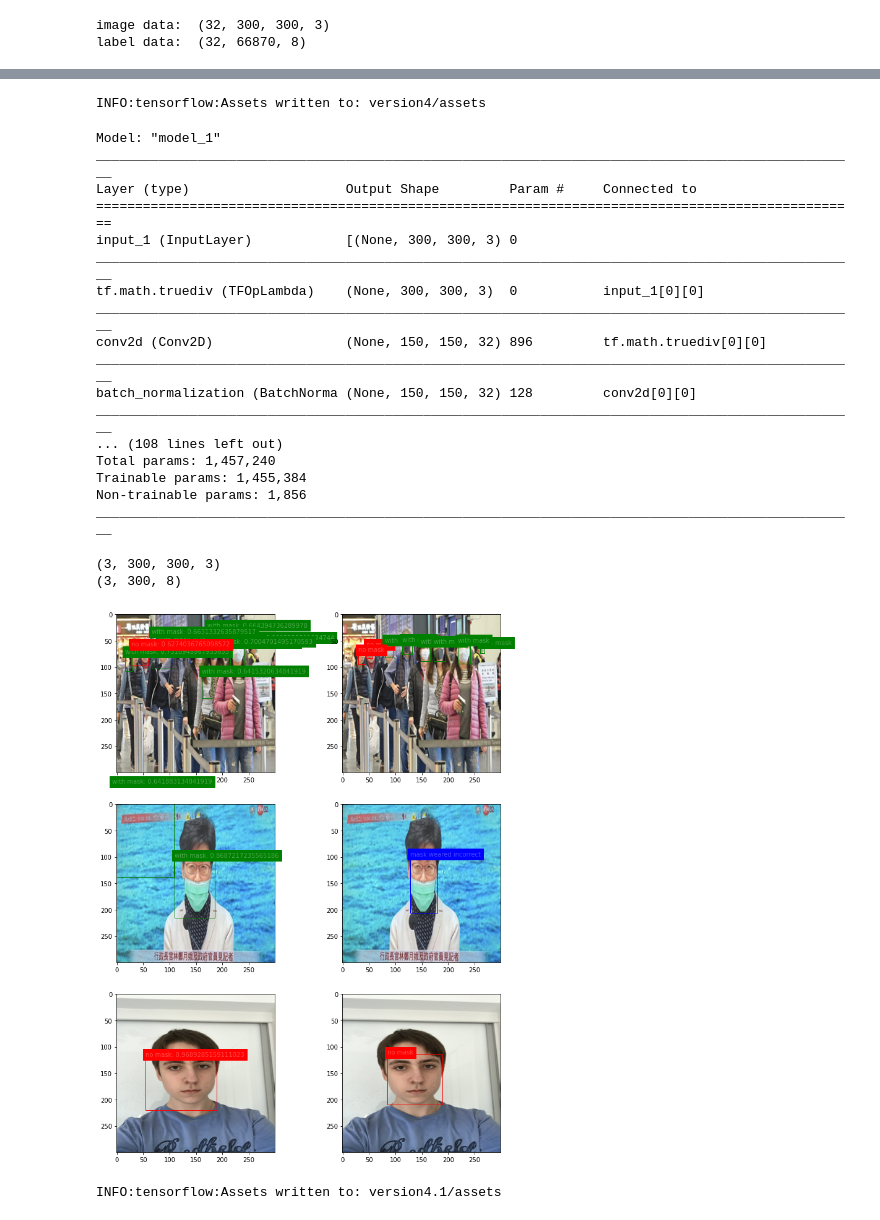
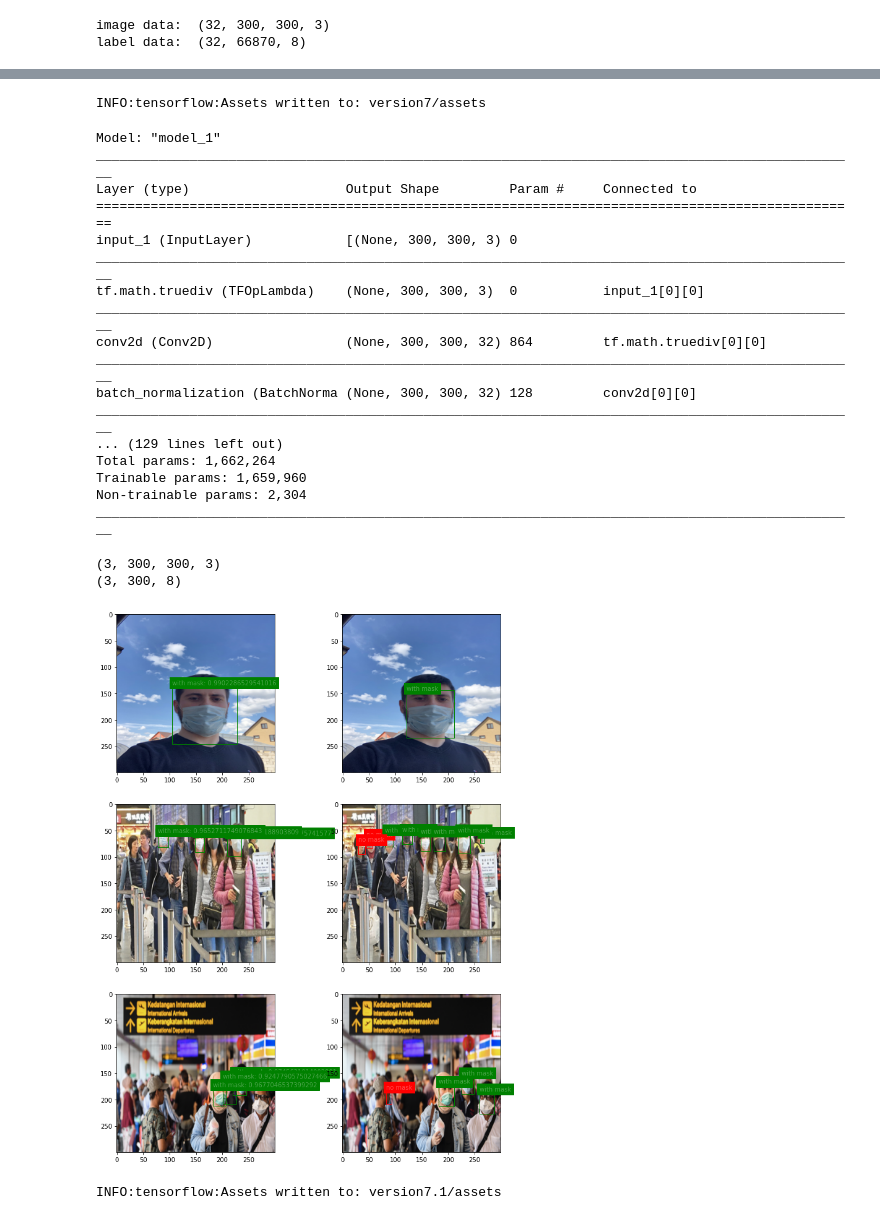
Before and after one commit to kiddos/model-zoo, a Jupyter notebook: face-mask-detection/face-mask-detection.ipynb, the cells around one changed output, grey strips where cells are left out. Drawn from its saved outputs; the diff is of its cells as text; code cells hidden in the pictures.

Commit message:
increase model weights size

```diff
--- a/face-mask-detection/face-mask-detection.ipynb
+++ b/face-mask-detection/face-mask-detection.ipynb
@@ -525,6 +570,6 @@ found:  131
 # %%
 def conv2d(x, output_size, filter_size, stride):
-    x = keras.layers.Conv2D(output_size, filter_size, stride, padding='same')(x)
+    x = keras.layers.Conv2D(output_size, filter_size, stride, padding='same', use_bias=False)(x)
     x = keras.layers.BatchNormalization()(x)
     x = keras.layers.ReLU()(x)
     return x
@@ -538,9 +583,12 @@ def residule(x, output_size, filter_size, stride):
 def create_model(num_classes, num_anchor_box, anchor_tensor):
     img_inputs = keras.Input(shape=[IMAGE_SIZE, IMAGE_SIZE, 3])
     x = img_inputs / 255.0
+    x = conv2d(x, 32, 3, 1)
     x = conv2d(x, 32, 3, 2)
     x = conv2d(x, 64, 3, 2)
     x = residule(x, 64, 3, 1)
+    x = conv2d(x, 96, 3, 1)
+    x = residule(x, 96, 3, 1)
     x = keras.layers.Dropout(0.3)(x)
 
     output_dim = (num_classes + 5) * num_anchor_box
@@ -601,10 +649,12 @@ Non-trainable params: 1,856
 __________________________________________________________________________________________________
 # %%
 BATCH_SIZE = 32
+SHEAR_PROB = 0.5
+MAX_SHEAR = 0.16
 ROTATE_PROB = 0.5
-MAX_ROTATE_DEGREE = 20.0
+MAX_ROTATE_DEGREE = 30.0
 CROP_PROB = 0.5
-CROP_PERCENT = 0.7
+CROP_PERCENT = 0.6
 FLIP_PROB = 0.5
 
 def process_batch(batch, anchors, num_classes):
@@ -612,6 +662,8 @@ def process_batch(batch, anchors, num_classes):
     label_data = []
     for entry in batch:
         a = augmentation(entry,
+                         shear_prob=SHEAR_PROB,
+                         max_shear=MAX_SHEAR,
                          rotate_prob=ROTATE_PROB,
                          max_degree=MAX_ROTATE_DEGREE,
                          crop_prob=CROP_PROB,
@@ -695,5 +747,5 @@ std classes:  0.1201695
 # %%
-train_data, valid_data = train_test_split(data, test_size=0.06)
+train_data, valid_data = train_test_split(data, test_size=0.066)
 print('train data size: ', len(train_data))
 print('valid data size: ', len(valid_data))
 # %% [output]
@@ -862,23 +917,23 @@ found boxes:  6
 # %%
-keras.models.save_model(model, 'version4')
+keras.models.save_model(model, 'version7')
 # %% [output]
-INFO:tensorflow:Assets written to: version4/assets
+INFO:tensorflow:Assets written to: version7/assets
 # %%
 MAX_OUTPUT_SIZE = 300
+IOU_THRESHOLD = 0.2
+SCORE_THRESHOLD = 0.5
 
 
 @tf.function
-def process(y,
-            iou_threshold=tf.constant(0.2),
-            score_threshold=tf.constant(0.5)):
-    loc, boxes, classes = tf.split(y, [1, 4, 3], axis=1)
+def process(y):
+    loc, boxes, classes = tf.split(y, [1, 4, NUM_CLASSES], axis=1)
     loc = tf.sigmoid(loc)
     scores = tf.squeeze(loc)
     selected = tf.image.non_max_suppression(boxes,
                                             scores,
                                             max_output_size=MAX_OUTPUT_SIZE,
-                                            iou_threshold=iou_threshold,
-                                            score_threshold=score_threshold,
+                                            iou_threshold=IOU_THRESHOLD,
+                                            score_threshold=SCORE_THRESHOLD,
                                             name='non_max_suppression')
     classes = tf.nn.softmax(classes, axis=1)
     selected_loc = tf.gather(loc, selected)
@@ -916,14 +971,14 @@ input_1 (InputLayer)            [(None, 300, 300, 3) 0
 __________________________________________________________________________________________________
 tf.math.truediv (TFOpLambda)    (None, 300, 300, 3)  0           input_1[0][0]
 __________________________________________________________________________________________________
-conv2d (Conv2D)                 (None, 150, 150, 32) 896         tf.math.truediv[0][0]
+conv2d (Conv2D)                 (None, 300, 300, 32) 864         tf.math.truediv[0][0]
 __________________________________________________________________________________________________
-batch_normalization (BatchNorma (None, 150, 150, 32) 128         conv2d[0][0]
+batch_normalization (BatchNorma (None, 300, 300, 32) 128         conv2d[0][0]
 __________________________________________________________________________________________________
-... (108 lines left out)
-Total params: 1,457,240
-Trainable params: 1,455,384
-Non-trainable params: 1,856
+... (129 lines left out)
+Total params: 1,662,264
+Trainable params: 1,659,960
+Non-trainable params: 2,304
 __________________________________________________________________________________________________
 # %%
 def display_label(c):
@@ -943,7 +998,7 @@ def show_post_process_result(images, result, valid_labels):
         plt.imshow(img / 255.0)
         ax = plt.gca()
         for r in result[i]:
-            if r[0] <= 0.6:
+            if r[0] <= 0.88:
                 continue
             y1 = r[1] * IMAGE_SIZE
             x1 = r[2] * IMAGE_SIZE
@@ -957,35 +1012,35 @@ def show_post_process_result(images, result, valid_labels):
             ax.add_patch(rect)
             ax.text(x1, y1, '{}: {}'.format(text, r[0]), backgroundcolor=color, color='w', alpha=0.3)
 
         plt.subplot(n, 2, i*2+2)
         plt.imshow(img / 255.0)
         ax = plt.gca()
         found = valid_labels[i, :, 0] >= 0.5
         for row in valid_labels[i, found]:
             x1 = row[2] * IMAGE_SIZE
             y1 = row[1] * IMAGE_SIZE
             x2 = row[4] * IMAGE_SIZE
             y2 = row[3] * IMAGE_SIZE
             w = x2-x1
             h = y2-y1
             c = np.argmax(row[5:])
             text, color = display_label(c)
             rect = patches.Rectangle((x1, y1), w, h, facecolor='none', edgecolor=color)
             ax.add_patch(rect)
             ax.text(x1, y1, text, backgroundcolor=color, color='w', alpha=0.3)
 
 
 valid_batch = valid_data[:3]
 valid_images, valid_labels = process_validation_data(valid_batch)
 print(valid_images.shape)
 result = wrap_model.predict(valid_images)
 print(result.shape)
 show_post_process_result(valid_images, result, valid_labels)
 # %% [output]
 (3, 300, 300, 3)
 (3, 300, 8)
-[figure, old version]
+[figure, new version]
 # %%
-keras.models.save_model(wrap_model, 'version4.1')
+keras.models.save_model(wrap_model, 'version7.1')
 # %% [output]
-INFO:tensorflow:Assets written to: version4.1/assets
+INFO:tensorflow:Assets written to: version7.1/assets
```
Also changed, not shown: parts of 23 cells of this notebook, 1 other file.
